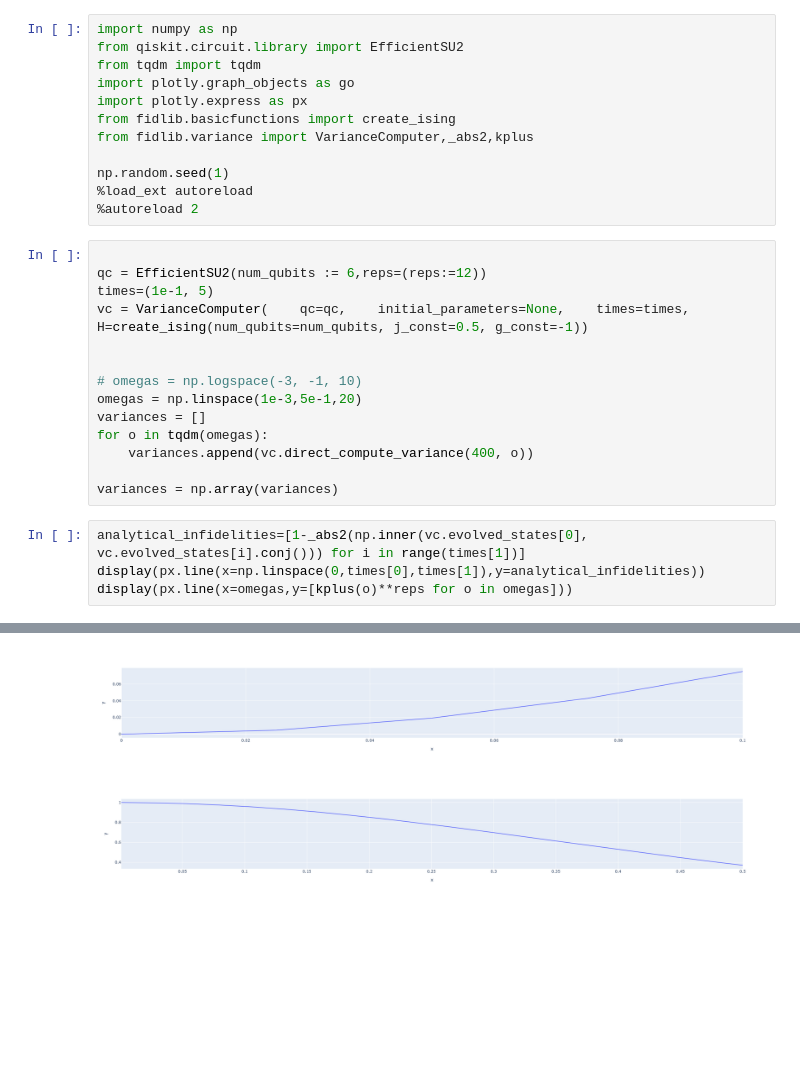
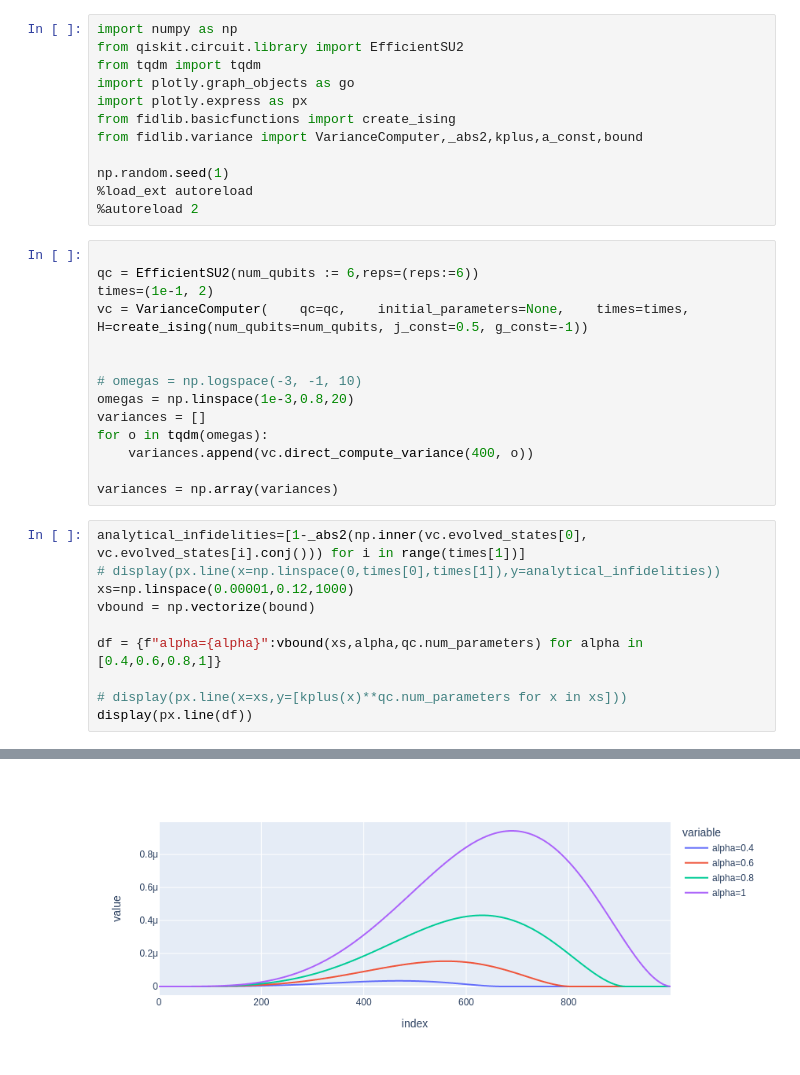
Before and after one commit to MarcDrudis/FidelityLandscape, a Jupyter notebook: notebooks/variances.ipynb, the cells around one changed output, grey strips where cells are left out. Cells and saved outputs as stored; diff of their text form; blank space fills up the shorter version.

```diff
--- a/notebooks/variances.ipynb
+++ b/notebooks/variances.ipynb
@@ -5,20 +5,20 @@ from tqdm import tqdm
 import plotly.graph_objects as go
 import plotly.express as px
 from fidlib.basicfunctions import create_ising
-from fidlib.variance import VarianceComputer,_abs2,kplus
+from fidlib.variance import VarianceComputer,_abs2,kplus,a_const,bound
 
 np.random.seed(1)
 %load_ext autoreload
 %autoreload 2
 # %%
 
-qc = EfficientSU2(num_qubits := 6,reps=(reps:=12))
-times=(1e-1, 5)
+qc = EfficientSU2(num_qubits := 6,reps=(reps:=6))
+times=(1e-1, 2)
 vc = VarianceComputer(    qc=qc,    initial_parameters=None,    times=times,    H=create_ising(num_qubits=num_qubits, j_const=0.5, g_const=-1))
 
 
 # omegas = np.logspace(-3, -1, 10)
-omegas = np.linspace(1e-3,5e-1,20)
+omegas = np.linspace(1e-3,0.8,20)
 variances = []
 for o in tqdm(omegas):
     variances.append(vc.direct_compute_variance(400, o))
@@ -26,6 +26,12 @@ for o in tqdm(omegas):
 variances = np.array(variances)
 # %%
 analytical_infidelities=[1-_abs2(np.inner(vc.evolved_states[0], vc.evolved_states[i].conj())) for i in range(times[1])]
-display(px.line(x=np.linspace(0,times[0],times[1]),y=analytical_infidelities))
-display(px.line(x=omegas,y=[kplus(o)**reps for o in omegas]))
+# display(px.line(x=np.linspace(0,times[0],times[1]),y=analytical_infidelities))
+xs=np.linspace(0.00001,0.12,1000)
+vbound = np.vectorize(bound)
+
+df = {f"alpha={alpha}":vbound(xs,alpha,qc.num_parameters) for alpha in [0.4,0.6,0.8,1]}
+
+# display(px.line(x=xs,y=[kplus(x)**qc.num_parameters for x in xs]))
+display(px.line(df))
 # %% [output]
@@ -33,5 +38,4 @@ display(px.line(x=omegas,y=[kplus(o)**reps for o in omegas]))
-[figure, old version]
+[figure, new version]
-[figure, removed]
 # %%
 # Assuming data is your 2D numpy array
 data = variances# Replace this with your actual data
```
Also changed, not shown: parts of 3 cells of this notebook, 1 other file.
